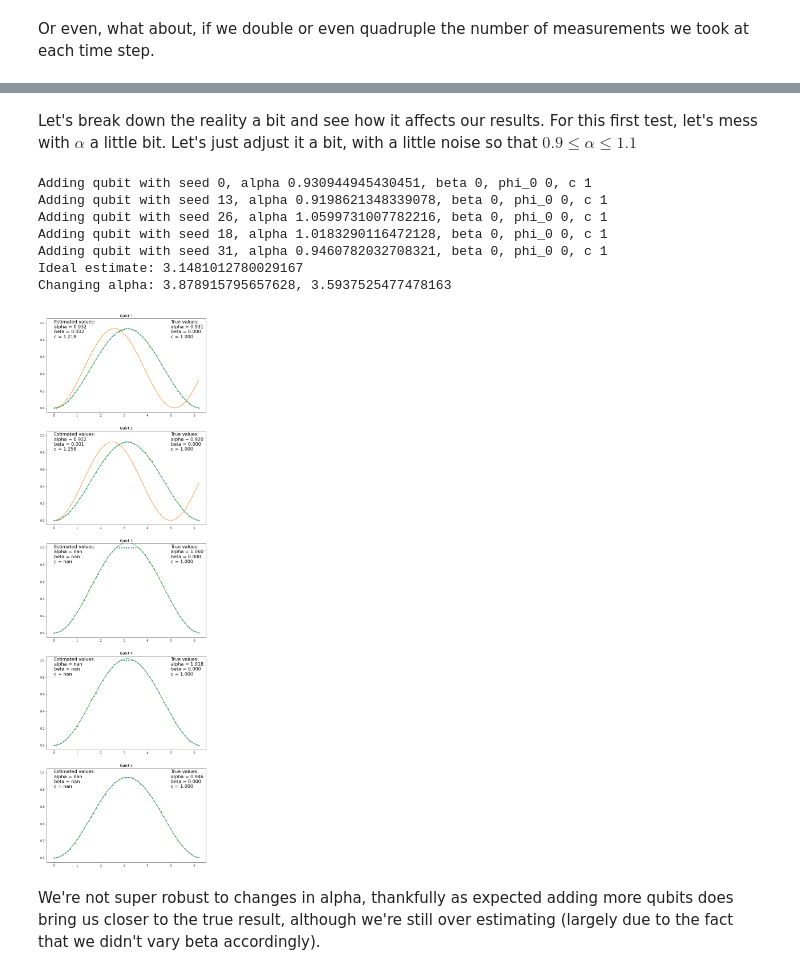
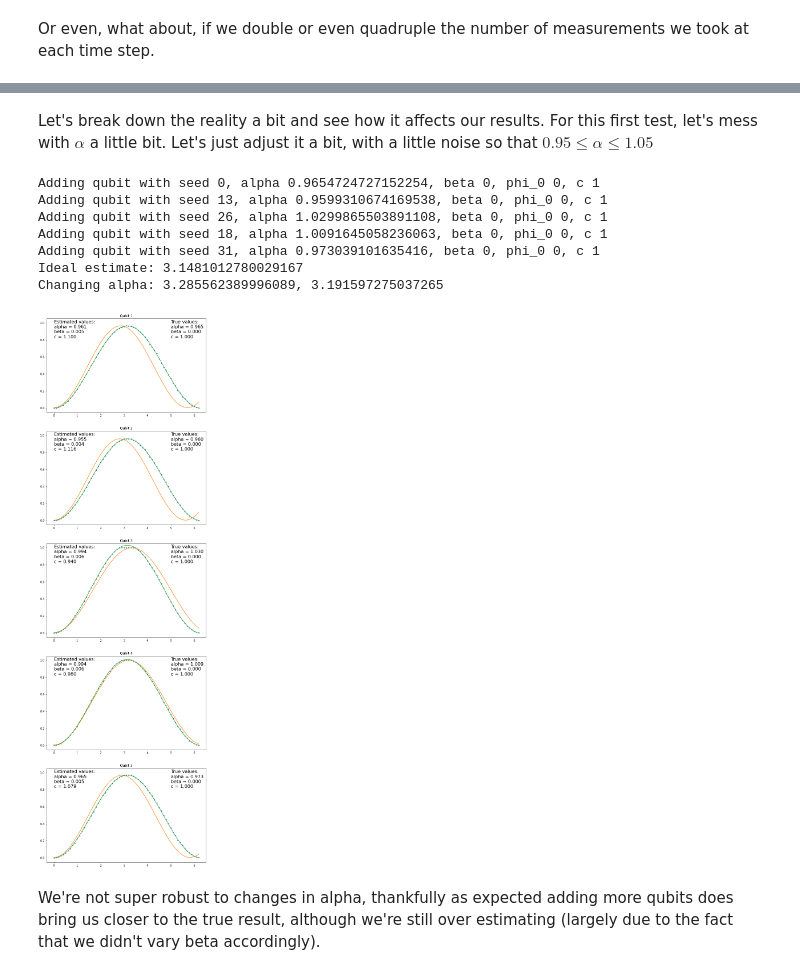
Before and after one commit to dylanagreen/qupi, a Jupyter notebook: formalism.ipynb, the cells around one changed output, grey strips where cells are left out. Cells and saved outputs as stored; diff of their text form; code cells hidden in the pictures.

```diff
--- a/formalism.ipynb
+++ b/formalism.ipynb
@@ -305,7 +305,8 @@ That's not so bad, although granted this was an ideal case, and we used more qub
 We might be tempted to see what would happen if we had, I don't know, 500 qubits. Let's see how this improves our guess. This next cell also abstracts out the above loop into its own function, so we can mess around with it later.
 # %%
 def run_simulation(n_qubits, n_measure=8192, alpha_range=None, beta_range=None, phi_range=None,
-                   c_range=None, verbose=True, return_coeffs=False):
+                   c_range=None, verbose=True, return_coeffs=False,
+                   time_steps=np.arange(0, 6.3, 0.1)):
     q = {}
 
     # Storing these for plotting purposes.
@@ -316,8 +317,8 @@ def run_simulation(n_qubits, n_measure=8192, alpha_range=None, beta_range=None,
         cs = {}
 
     pi_guess = {}
-    time_steps = np.arange(0, 6.3, 0.1)
 
+    # This rng is for varying alpha/beta
     rng = np.random.default_rng(91701)
 
     for i in range(n_qubits):
@@ -371,6 +372,9 @@ def run_simulation(n_qubits, n_measure=8192, alpha_range=None, beta_range=None,
 
         t_maxval = (t1 + t2) / 2
         t_minval = t_maxval + (t2 - t1)
+
+        # If we estimate t_minval is larger than the max time_step then use that instead.
+        if t_minval > time_steps[-1] : t_minval = time_steps[-1]
 
         # Indices of time steps that satisfy this condition
         tmax = np.where(np.abs((time_steps - t_maxval)) < delta)[0]
@@ -491,22 +501,22 @@ Quad measurements: 3.1447079721834577
 # %% [markdown]
-Let's break down the reality a bit and see how it affects our results. For this first test, let's mess with $\alpha$ a little bit. Let's just adjust it a bit, with a little noise so that $0.9 \leq \alpha \leq 1.1$
+Let's break down the reality a bit and see how it affects our results. For this first test, let's mess with $\alpha$ a little bit. Let's just adjust it a bit, with a little noise so that $0.95 \leq \alpha \leq 1.05$
 # %%
-pi_alpha, *plot_coeffs = run_simulation(5, alpha_range=[0.9, 1.1], return_coeffs=True)
-pi_alpha_500 = run_simulation(500, alpha_range=[0.9, 1.1], verbose=False)
+pi_alpha, *plot_coeffs = run_simulation(5, alpha_range=[0.95, 1.05], return_coeffs=True)
+pi_alpha_500 = run_simulation(500, alpha_range=[0.95, 1.05], verbose=False)
 
 print(f"Ideal estimate: {pi_init}")
 print(f"Changing alpha: {pi_alpha}, {pi_alpha_500}")
 
 plot_qubits(plot_coeffs)
 # %% [output]
-Adding qubit with seed 0, alpha 0.930944945430451, beta 0, phi_0 0, c 1
-Adding qubit with seed 13, alpha 0.9198621348339078, beta 0, phi_0 0, c 1
-Adding qubit with seed 26, alpha 1.0599731007782216, beta 0, phi_0 0, c 1
-Adding qubit with seed 18, alpha 1.0183290116472128, beta 0, phi_0 0, c 1
-Adding qubit with seed 31, alpha 0.9460782032708321, beta 0, phi_0 0, c 1
+Adding qubit with seed 0, alpha 0.9654724727152254, beta 0, phi_0 0, c 1
+Adding qubit with seed 13, alpha 0.9599310674169538, beta 0, phi_0 0, c 1
+Adding qubit with seed 26, alpha 1.0299865503891108, beta 0, phi_0 0, c 1
+Adding qubit with seed 18, alpha 1.0091645058236063, beta 0, phi_0 0, c 1
+Adding qubit with seed 31, alpha 0.973039101635416, beta 0, phi_0 0, c 1
 Ideal estimate: 3.1481012780029167
-Changing alpha: 3.878915795657628, 3.5937525477478163
+Changing alpha: 3.285562389996089, 3.191597275037265
-[figure, old version]
+[figure, new version]
 # %% [markdown]
 We're not super robust to changes in alpha, thankfully as expected adding more qubits does bring us closer to the true result, although we're still over estimating (largely due to the fact that we didn't vary beta accordingly).
 # %% [markdown]
```
Also changed, not shown: parts of 6 cells of this notebook.
